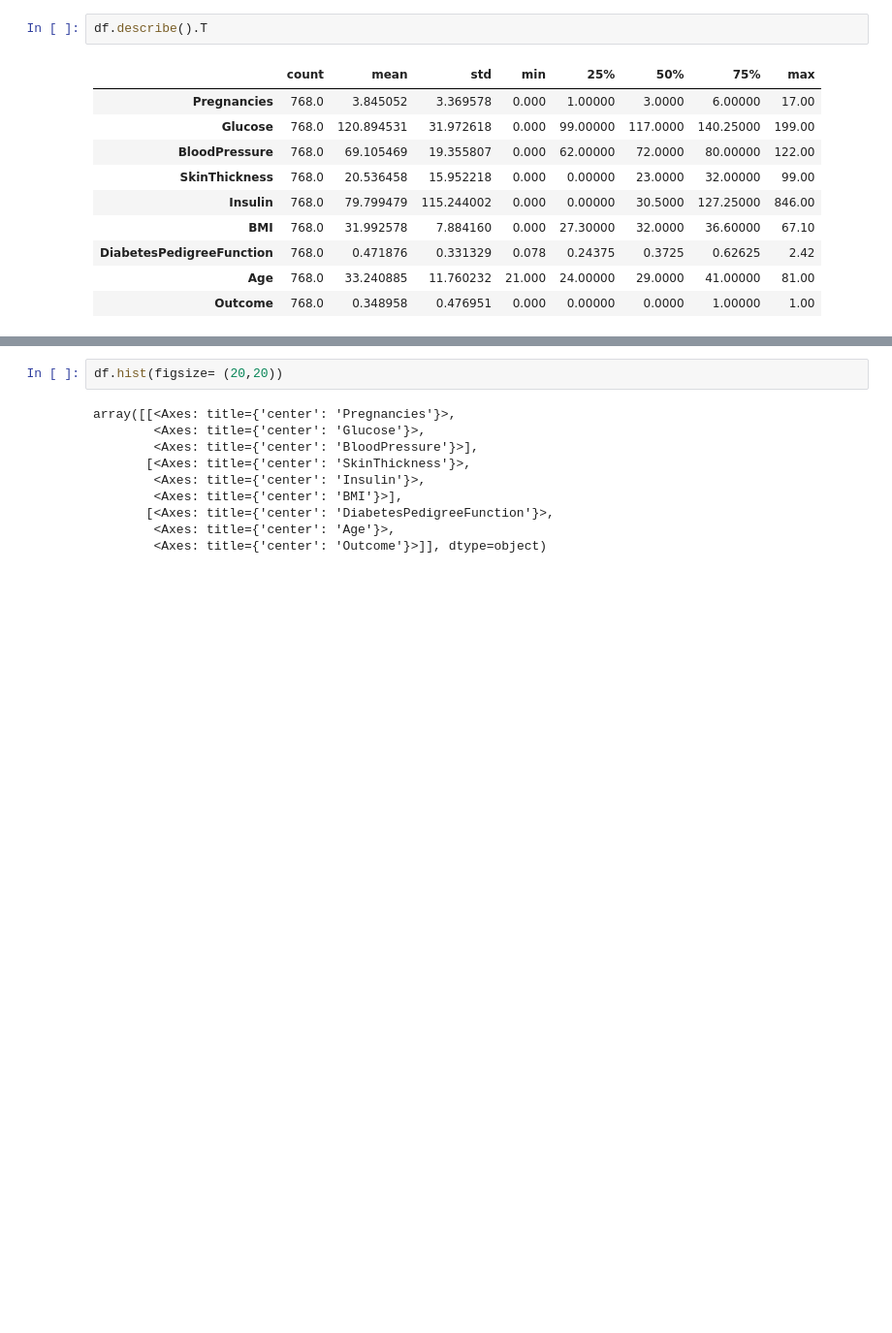
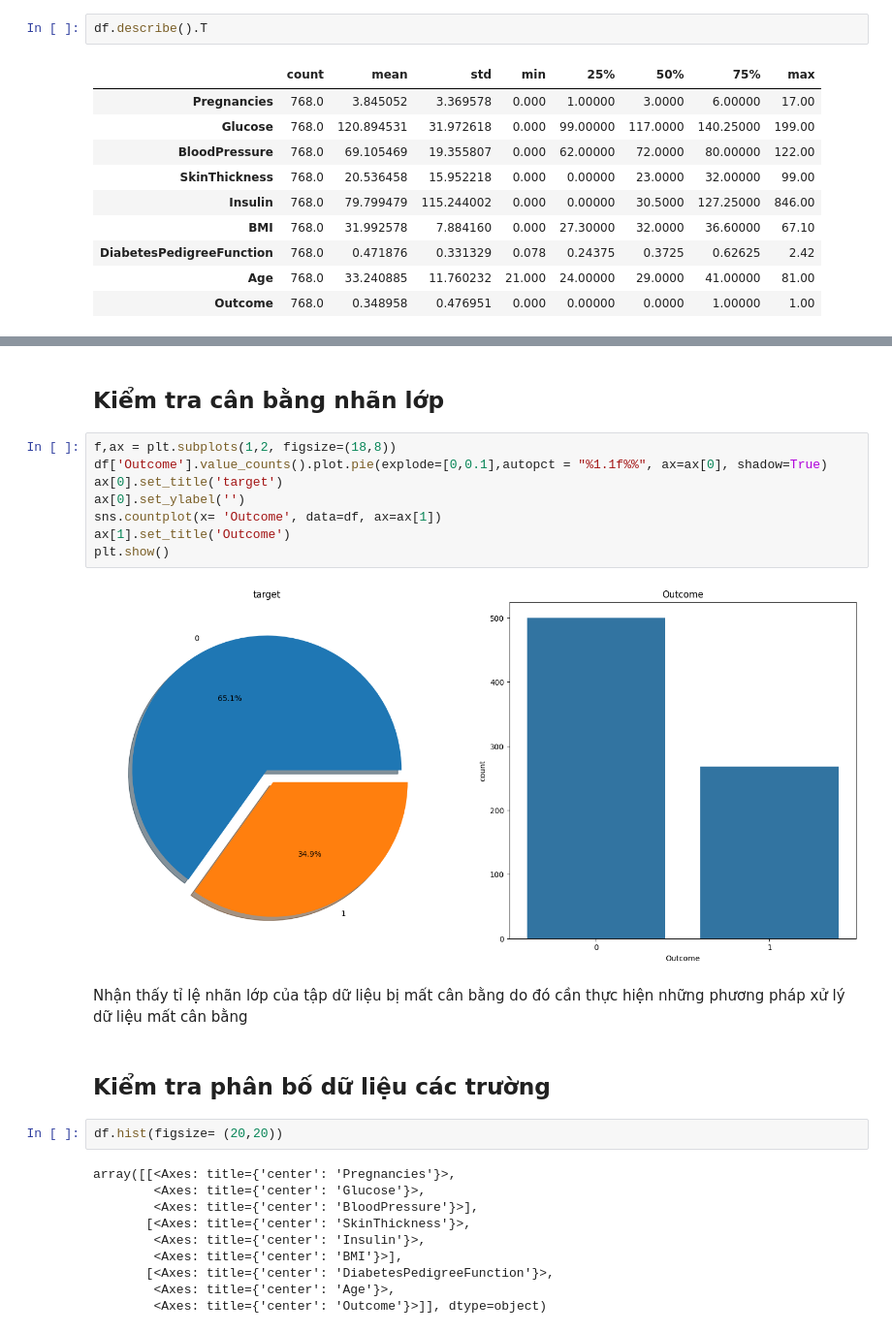
Before and after one commit to kimcuongdev/DiabetesPrediction, a Jupyter notebook: diabetes_prediction_v4.ipynb, the cells around one changed output, grey strips where cells are left out. Shown at 97% size. Saved outputs shown, nothing was run; the diff lists cells and outputs as text; blank space fills up the shorter version.

```diff
--- a/diabetes_prediction_v4.ipynb
+++ b/diabetes_prediction_v4.ipynb
@@ -32,3 +81,19 @@ df.describe().T
+# %% [markdown]
+## Kiểm tra cân bằng nhãn lớp
+# %%
+f,ax = plt.subplots(1,2, figsize=(18,8))
+df['Outcome'].value_counts().plot.pie(explode=[0,0.1],autopct = "%1.1f%%", ax=ax[0], shadow=True)
+ax[0].set_title('target')
+ax[0].set_ylabel('')
+sns.countplot(x= 'Outcome', data=df, ax=ax[1])
+ax[1].set_title('Outcome')
+plt.show()
+# %% [output]
+[figure, added]
+# %% [markdown]
+Nhận thấy tỉ lệ nhãn lớp của tập dữ liệu bị mất cân bằng do đó cần thực hiện những phương pháp xử lý dữ liệu mất cân bằng
+# %% [markdown]
+## Kiểm tra phân bố dữ liệu các trường
 # %%
 df.hist(figsize= (20,20))
 # %% [output]
```
Also changed, not shown: parts of 79 cells of this notebook.
